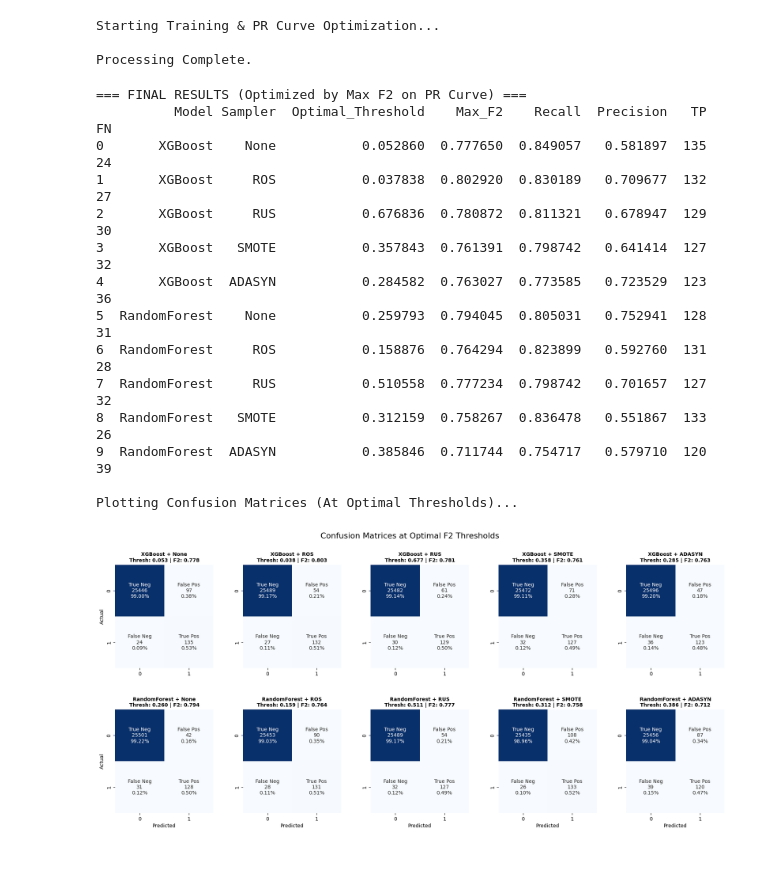
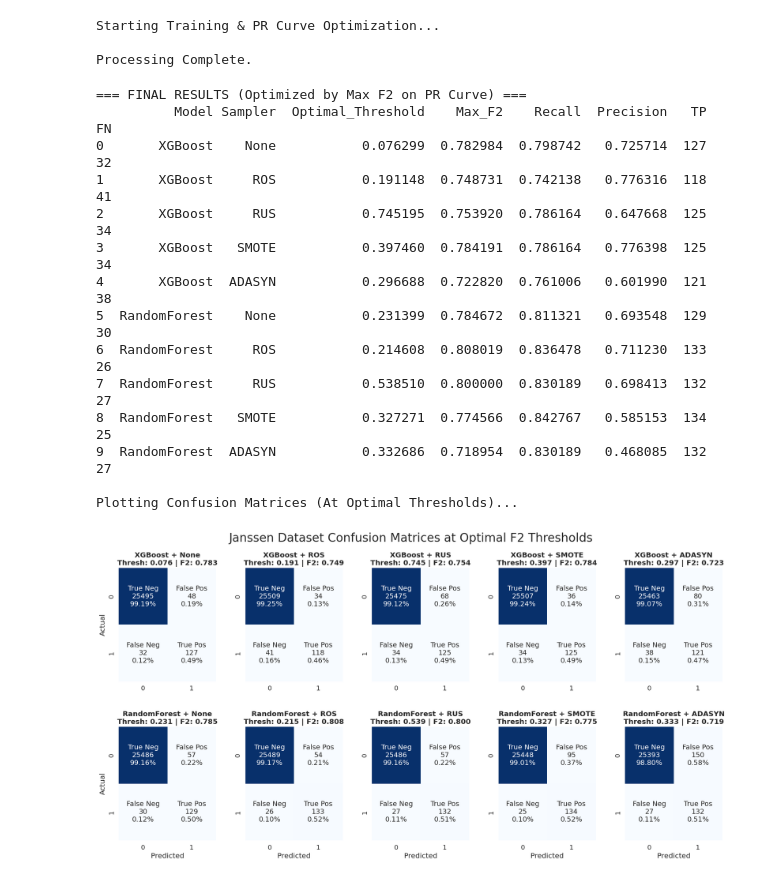
Before and after one commit to Timeu123/Thesis, a Jupyter notebook: Janssen_dataset_models.ipynb, the cells around one changed output. Saved outputs shown, nothing was run; the diff lists cells and outputs as text; code cells hidden in the pictures.

```diff
--- a/Janssen_dataset_models.ipynb
+++ b/Janssen_dataset_models.ipynb
@@ -52,5 +53,26 @@ from tqdm.notebook import tqdm
 # Mute Optuna logging
 optuna.logging.set_verbosity(optuna.logging.WARNING)
+# %%
+# Define the Graphs Style
+thesis_params = {
+    # Fonts
+    'font.size': 14,
+    'axes.labelsize': 16,
+    'axes.titlesize': 20,
+    'xtick.labelsize': 14,
+    'ytick.labelsize': 14,
+    'legend.fontsize': 14,
+    'figure.titlesize': 24,
+    'lines.linewidth': 3,
+    'lines.markersize': 10,
+    'savefig.bbox': 'tight',
+}
+
+# Apply the settings
+plt.rcParams.update(thesis_params)
+
+# Set font size
+sns.set_theme(context="paper", style="whitegrid", font_scale=1.5)
 # %%
 from google.colab import drive
 drive.mount('/content/drive')
@@ -156,7 +178,7 @@ def objective(trial, model_type, sampler_type, X, y):
 
     return np.mean(scores)
 # %%
-# @title 6. MAIN EXECUTION LOOP (PR Curve Optimization)
+# @title 4. MAIN EXECUTION LOOP (PR Curve Optimization)
 
 #Configurations
 models = ['XGBoost', 'RandomForest']
@@ -176,7 +198,9 @@ for model_name, sampler_name in pbar:
     pbar.set_description(f"Processing: {run_name}")
 
     # 1. Hyperparameter Search
-    study = optuna.create_study(direction='minimize')
+    sampler = optuna.samplers.TPESampler(seed=42)
+
+    study = optuna.create_study(direction='minimize', sampler=sampler)
     study.optimize(lambda t: objective(t, model_name, sampler_name, X_train_full, y_train_full),
                    n_trials=30, show_progress_bar=False)
     best_params = study.best_params
@@ -267,48 +291,49 @@ logical_df = best_results_df.sort_values(by=['Model', 'Sampler'])
 print("\n=== FINAL RESULTS (Optimized by Max F2 on PR Curve) ===")
 print(logical_df[['Model', 'Sampler', 'Optimal_Threshold', 'Max_F2', 'Recall', 'Precision', 'TP', 'FN']]
       .reset_index(drop=True).to_string())
 
 # --- PLOT 1: Confusion Matrix Grid ---
 print("\nPlotting Confusion Matrices (At Optimal Thresholds)...")
-fig, axes = plt.subplots(nrows=2, ncols=5, figsize=(22, 9))
+fig, axes = plt.subplots(nrows=2, ncols=5, figsize=(22, 10))
 plt.subplots_adjust(hspace=0.4, wspace=0.3)
 axes_flat = axes.flatten()
 
 for i, (model, sampler) in enumerate([(m, s) for m in model_order for s in sampler_order]):
     ax = axes_flat[i]
     row = best_results_df[(best_results_df['Model'] == model) & (best_results_df['Sampler'] == sampler)].iloc[0]
 
     cm_matrix = np.array([[int(row['TN']), int(row['FP'])], [int(row['FN']), int(row['TP'])]])
 
     group_names = ['True Neg','False Pos','False Neg','True Pos']
     group_counts = ["{0:0.0f}".format(value) for value in cm_matrix.flatten()]
     group_percentages = ["{0:.2%}".format(value) for value in cm_matrix.flatten()/np.sum(cm_matrix)]
     labels = [f"{v1}\n{v2}\n{v3}" for v1, v2, v3 in zip(group_names, group_counts, group_percentages)]
     labels = np.asarray(labels).reshape(2,2)
 
-    sns.heatmap(cm_matrix, annot=labels, fmt='', cmap='Blues', cbar=False, ax=ax)
-    ax.set_title(f"{model} + {sampler}\nThresh: {row['Optimal_Threshold']:.3f} | F2: {row['Max_F2']:.3f}", fontsize=10, fontweight='bold')
+    sns.heatmap(cm_matrix, annot=labels, fmt='', cmap='Blues', cbar=False, ax=ax, annot_kws={"size": 14})
+    ax.set_title(f"{model} + {sampler}\nThresh: {row['Optimal_Threshold']:.3f} | F2: {row['Max_F2']:.3f}", fontweight='bold')
     if i % 5 == 0: ax.set_ylabel('Actual')
     if i >= 5: ax.set_xlabel('Predicted')
 
-plt.suptitle("Confusion Matrices at Optimal F2 Thresholds", fontsize=16)
+plt.suptitle("Janssen Dataset Confusion Matrices at Optimal F2 Thresholds")
+plt.savefig("Confusion Matrices Janssen.pdf")
 plt.show()
 # %% [output]
 === FINAL RESULTS (Optimized by Max F2 on PR Curve) ===
           Model Sampler  Optimal_Threshold    Max_F2    Recall  Precision   TP  FN
-0       XGBoost    None           0.052860  0.777650  0.849057   0.581897  135  24
-1       XGBoost     ROS           0.037838  0.802920  0.830189   0.709677  132  27
-2       XGBoost     RUS           0.676836  0.780872  0.811321   0.678947  129  30
-3       XGBoost   SMOTE           0.357843  0.761391  0.798742   0.641414  127  32
-4       XGBoost  ADASYN           0.284582  0.763027  0.773585   0.723529  123  36
-5  RandomForest    None           0.259793  0.794045  0.805031   0.752941  128  31
-6  RandomForest     ROS           0.158876  0.764294  0.823899   0.592760  131  28
-7  RandomForest     RUS           0.510558  0.777234  0.798742   0.701657  127  32
-8  RandomForest   SMOTE           0.312159  0.758267  0.836478   0.551867  133  26
-9  RandomForest  ADASYN           0.385846  0.711744  0.754717   0.579710  120  39
+0       XGBoost    None           0.076299  0.782984  0.798742   0.725714  127  32
+1       XGBoost     ROS           0.191148  0.748731  0.742138   0.776316  118  41
+2       XGBoost     RUS           0.745195  0.753920  0.786164   0.647668  125  34
+3       XGBoost   SMOTE           0.397460  0.784191  0.786164   0.776398  125  34
+4       XGBoost  ADASYN           0.296688  0.722820  0.761006   0.601990  121  38
+5  RandomForest    None           0.231399  0.784672  0.811321   0.693548  129  30
+6  RandomForest     ROS           0.214608  0.808019  0.836478   0.711230  133  26
+7  RandomForest     RUS           0.538510  0.800000  0.830189   0.698413  132  27
+8  RandomForest   SMOTE           0.327271  0.774566  0.842767   0.585153  134  25
+9  RandomForest  ADASYN           0.332686  0.718954  0.830189   0.468085  132  27
 
 Plotting Confusion Matrices (At Optimal Thresholds)...
-[figure, old version]
+[figure, new version]
 # %%
 # @title 8. PLOT 2: COMBINED PRECISION-RECALL CURVE
 print("\nPlotting Combined Precision-Recall Curves...")
```
Also changed, not shown: parts of 6 cells of this notebook, 3 other files.
